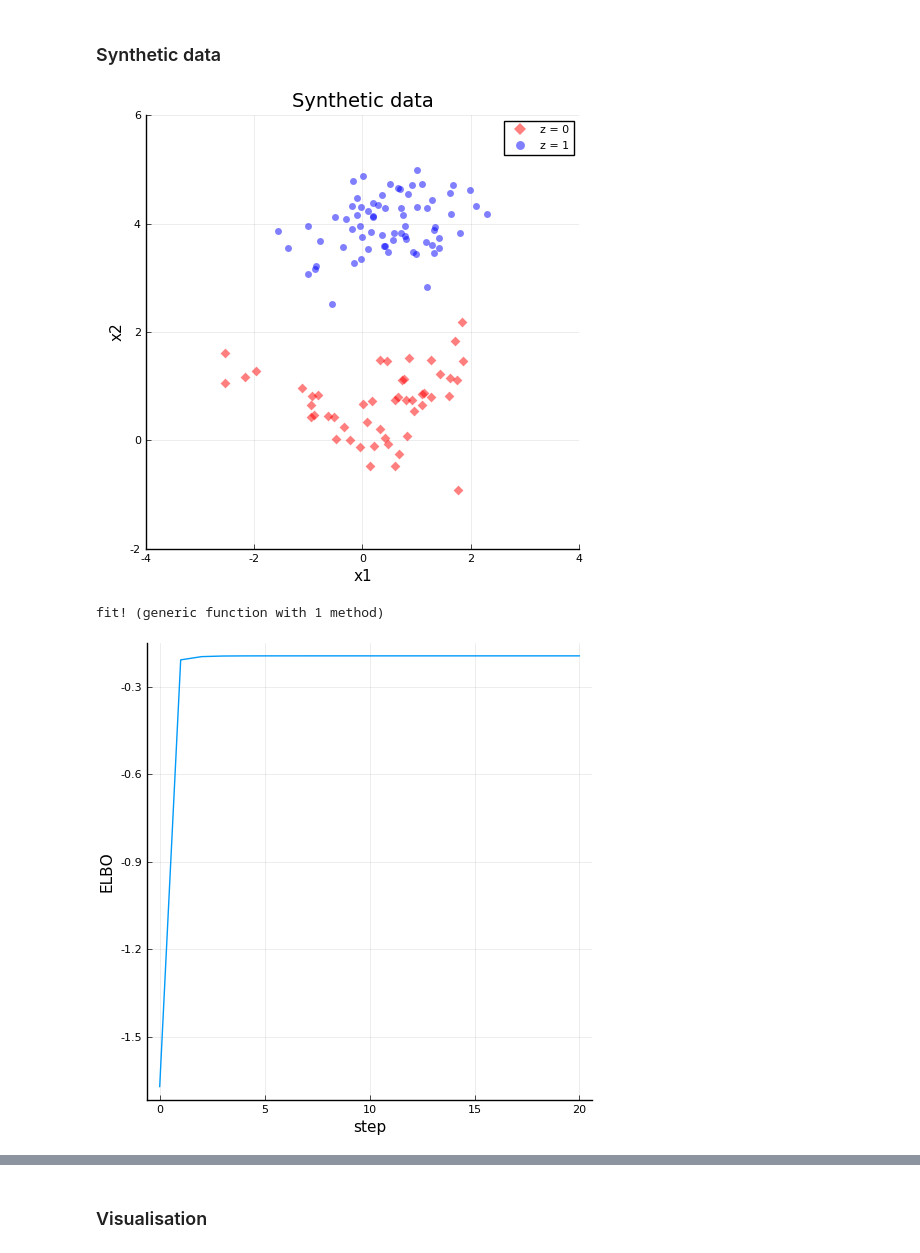
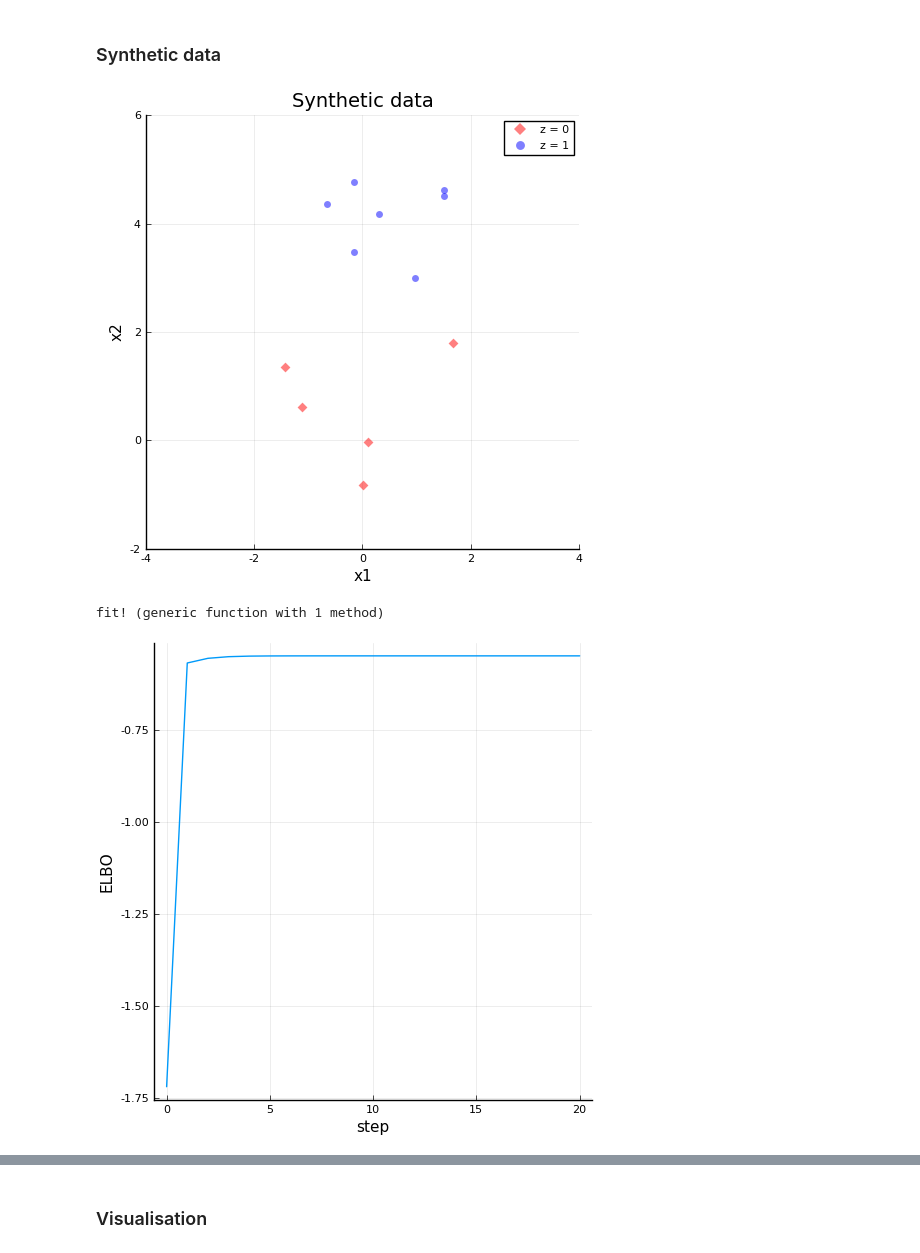
Before and after one commit to lucasondel/PGLR, a Jupyter notebook: examples/BinaryLogisticRegression.ipynb, the cells around one changed output, grey strips where cells are left out. Saved outputs shown, nothing was run; the diff lists cells and outputs as text; code cells hidden in the pictures.

```diff
--- a/examples/BinaryLogisticRegression.ipynb
+++ b/examples/BinaryLogisticRegression.ipynb
@@ -31,38 +29,38 @@ function samplenormal(μ, Σ, size)
     μ .+ L * randn(2, size)
 end
 
-sizecoeff = 10
+sizecoeff = 1
 
 x1 = hcat(samplenormal(μ1, Σ1, 3* sizecoeff), samplenormal(μ2, Σ2, 2 * sizecoeff))
 x2 = samplenormal(μ3, Σ3, 7  * sizecoeff)
 X = hcat(x1, x2)
 z = vcat(zeros(Int64, size(x1, 2)), ones(Int64, size(x2, 2)))
 
 p = plot(
     title="Synthetic data",
     size=(500, 500),
     xlims=(-4, 4),
     ylims=(-2, 6),
     aspect_ratio=:equal,
     xlabel="x1",
     ylabel="x2"
 )
 
 scatter!(
     x1[1, :],
     x1[2, :],
     label="z = 0",
     marker = (:diamond, 5, 0.5, :red, stroke(0))
 )
 
 scatter!(
     x2[1, :],
     x2[2, :],
     label="z = 1",
     marker = (:circle, 5, 0.5, :blue, stroke(0)),
 )
 # %% [output]
-[figure, old version]
+[figure, new version]
 # %%
 function fit!(model, X, z; nsteps = 100)
     elbos = [elbo(model, X, z) / length(z)]
@@ -94,7 +92,7 @@ ptraining = plot(
     legend=false
 )
 # %% [output]
-[figure, old version]
+[figure, new version]
 # %%
 μ₀ = model.β.prior.μ
 Σ₀ = model.β.prior.Σ
```
Also changed, not shown: parts of 5 cells of this notebook, 2 other files.
